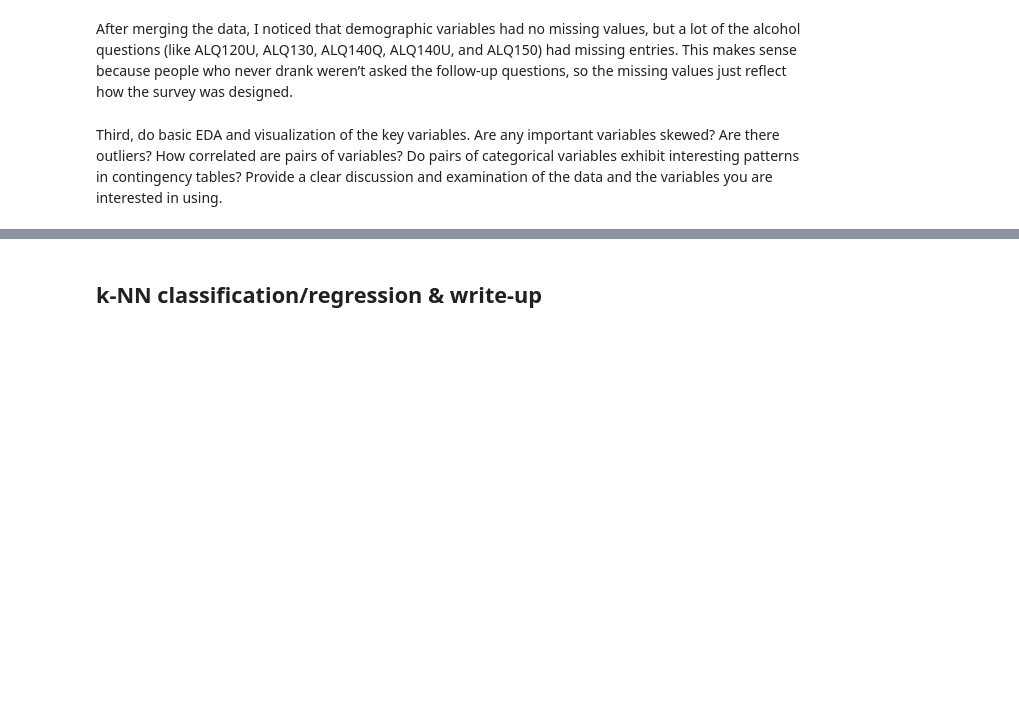
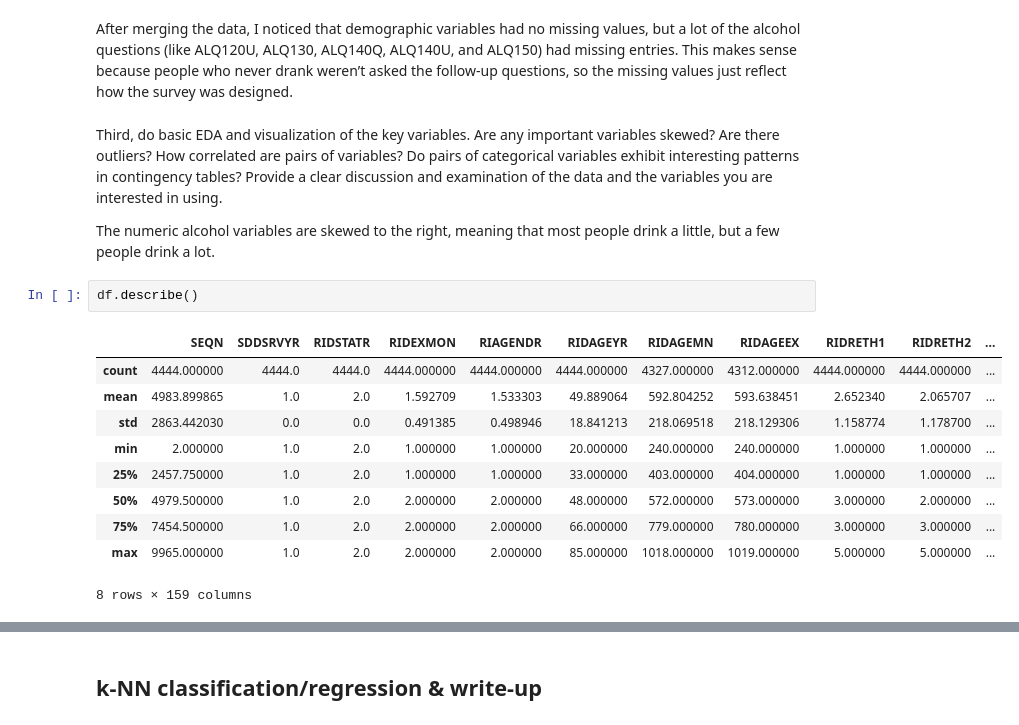
Before and after one commit to clairicelou/project_1_bsds, a Jupyter notebook: Project1_DS3021.ipynb, the cells around one changed output, grey strips where cells are left out. Saved outputs shown, nothing was run; the diff lists cells and outputs as text; blank space fills up the shorter version.

```diff
--- a/Project1_DS3021.ipynb
+++ b/Project1_DS3021.ipynb
@@ -125,3 +125,18 @@ dtype: int64
 After merging the data, I noticed that demographic variables had no missing values, but a lot of the alcohol questions (like ALQ120U, ALQ130, ALQ140Q, ALQ140U, and ALQ150) had missing entries. This makes sense because people who never drank weren’t asked the follow-up questions, so the missing values just reflect how the survey was designed.
 # %% [markdown]
 Third, do basic EDA and visualization of the key variables. Are any important variables skewed? Are there outliers? How correlated are pairs of variables? Do pairs of categorical variables exhibit interesting patterns in contingency tables? Provide a clear discussion and examination of the data and the variables you are interested in using.
+
+The numeric alcohol variables are skewed to the right, meaning that most people drink a little, but a few people drink a lot.
+# %%
+df.describe()
+# %% [output]
+|  | SEQN | SDDSRVYR | RIDSTATR | RIDEXMON | RIAGENDR | RIDAGEYR | RIDAGEMN | RIDAGEEX | RIDRETH1 | RIDRETH2 | ... |
+| count | 4444.000000 | 4444.0 | 4444.0 | 4444.000000 | 4444.000000 | 4444.000000 | 4327.000000 | 4312.000000 | 4444.000000 | 4444.000000 | ... |
+| mean | 4983.899865 | 1.0 | 2.0 | 1.592709 | 1.533303 | 49.889064 | 592.804252 | 593.638451 | 2.652340 | 2.065707 | ... |
+| std | 2863.442030 | 0.0 | 0.0 | 0.491385 | 0.498946 | 18.841213 | 218.069518 | 218.129306 | 1.158774 | 1.178700 | ... |
+| min | 2.000000 | 1.0 | 2.0 | 1.000000 | 1.000000 | 20.000000 | 240.000000 | 240.000000 | 1.000000 | 1.000000 | ... |
+| 25% | 2457.750000 | 1.0 | 2.0 | 1.000000 | 1.000000 | 33.000000 | 403.000000 | 404.000000 | 1.000000 | 1.000000 | ... |
+| 50% | 4979.500000 | 1.0 | 2.0 | 2.000000 | 2.000000 | 48.000000 | 572.000000 | 573.000000 | 3.000000 | 2.000000 | ... |
+| 75% | 7454.500000 | 1.0 | 2.0 | 2.000000 | 2.000000 | 66.000000 | 779.000000 | 780.000000 | 3.000000 | 3.000000 | ... |
+| max | 9965.000000 | 1.0 | 2.0 | 2.000000 | 2.000000 | 85.000000 | 1018.000000 | 1019.000000 | 5.000000 | 5.000000 | ... |
+8 rows × 159 columns
```
Also changed, not shown: parts of 6 cells of this notebook.
